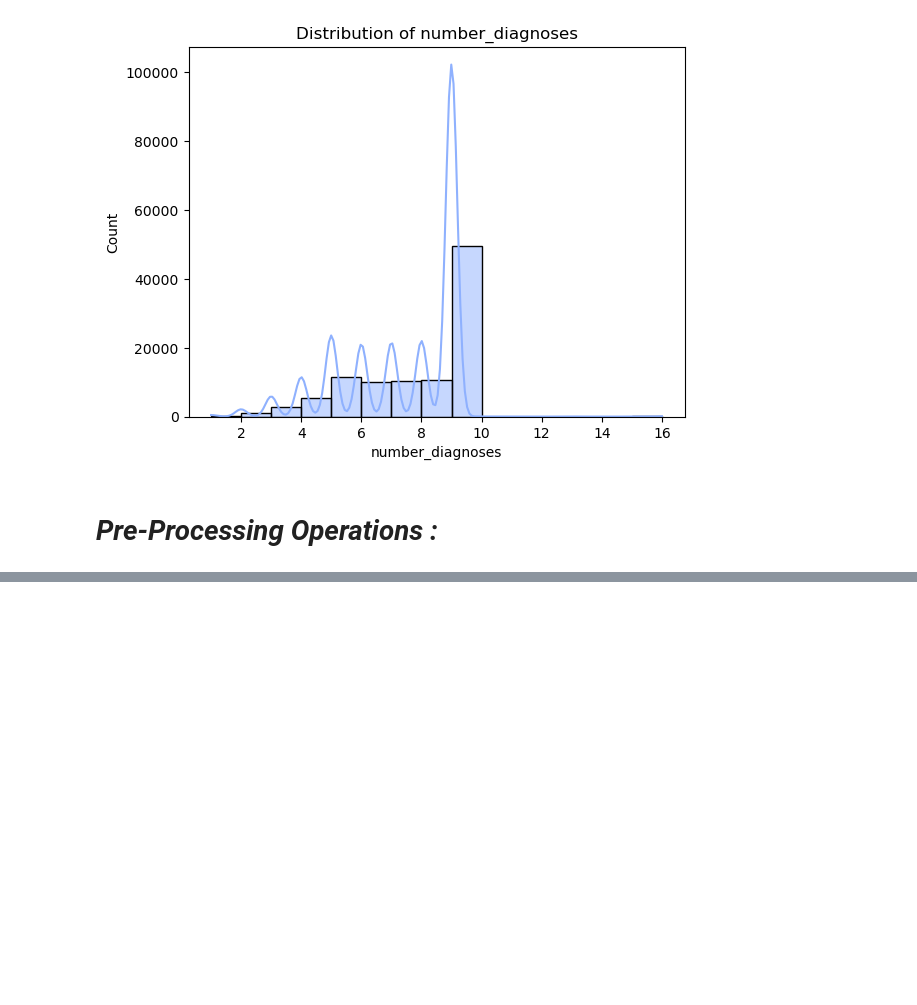
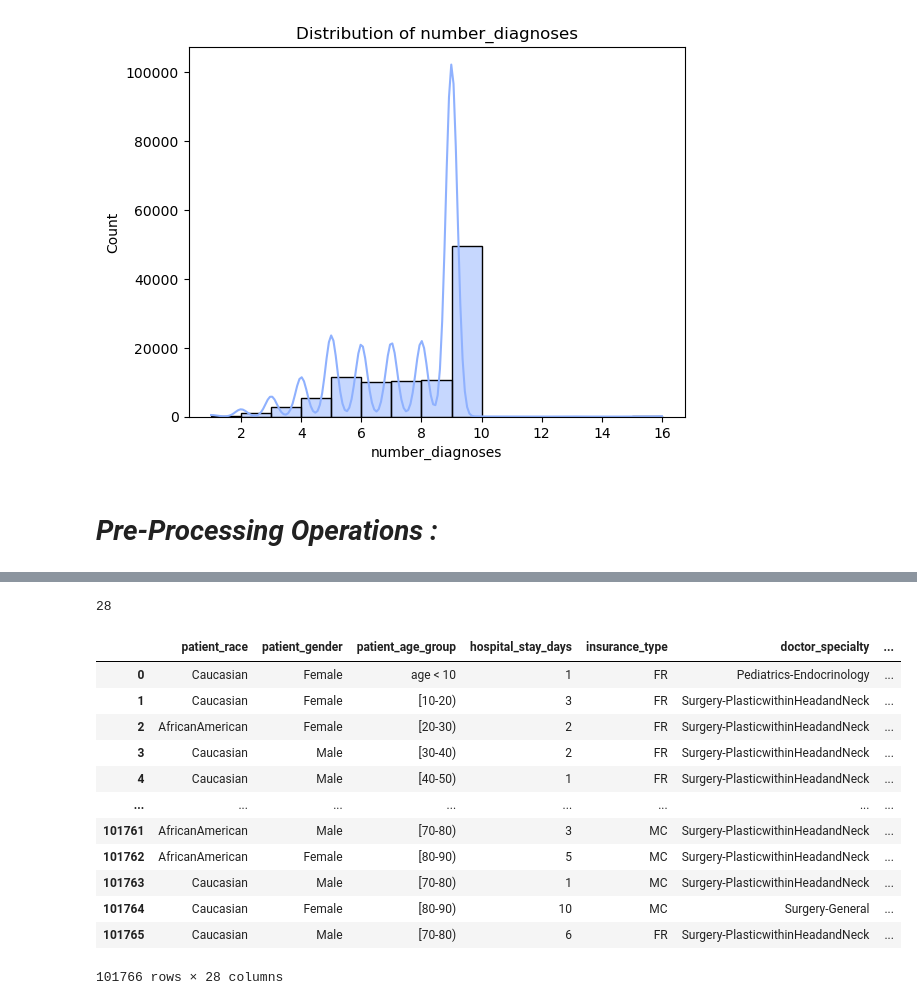
Before and after one commit to TarekkMU1911/AI-Agent-Diabetes-Diagnosis, a Jupyter notebook: Notebooks/eda/UCI_Dataset_Preprocessing.ipynb, the cells around one changed output, grey strips where cells are left out. Drawn from its saved outputs; the diff is of its cells as text; code cells hidden in the pictures; blank space fills up the shorter version.

```diff
--- a/Notebooks/UCI_Dataset_Preprocessing.ipynb
+++ b/Notebooks/eda/UCI_Dataset_Preprocessing.ipynb
@@ -319,0 +477,64 @@ Index(['race', 'gender', 'age', 'weight', 'time_in_hospital', 'payer_code',
+# %%
+# Number of features
+data.shape[1]
+# %% [output]
+28
+# %%
+data = data.rename(columns={
+    "race": "patient_race",
+    "gender": "patient_gender",
+    "age": "patient_age_group",
+    "time_in_hospital": "hospital_stay_days",
+    "payer_code": "insurance_type",
+    "medical_specialty": "doctor_specialty",
+    "num_lab_procedures": "lab_tests_count",
+    "num_procedures": "procedures_count",
+    "num_medications": "medications_count",
+    "number_outpatient": "past_outpatient_visits",
+    "number_emergency": "past_emergency_visits",
+    "number_inpatient": "past_inpatient_visits",
+    "diag_1": "diagnosis_primary",
+    "diag_2": "diagnosis_secondary",
+    "diag_3": "diagnosis_additional",
+    "number_diagnoses": "diagnoses_total",
+    "max_glu_serum": "glucose_test_result",
+    "A1Cresult": "A1C_test_result",
+    "metformin": "med_metformin",
+    "glimepiride": "med_glimepiride",
+    "glipizide": "med_glipizide",
+    "glyburide": "med_glyburide",
+    "pioglitazone": "med_pioglitazone",
+    "rosiglitazone": "med_rosiglitazone",
+    "insulin": "med_insulin",
+    "change": "medication_changed",
+    "diabetesMed": "diabetes_medication",
+    "readmitted": "readmission_status"
+})
+# %%
+data["patient_age_group"].replace('[0-10)',"age < 10", inplace=True)
+data["A1C_test_result"].replace('norm',"normal", inplace=True)
+data["A1C_test_result"].replace('norm',"normal", inplace=True)
+
+columns = ["med_metformin", "med_glimepiride", "med_glipizide", "med_glyburide", "med_pioglitazone", "med_rosiglitazone", "med_insulin"]
+for col in columns :
+    data[col].replace('No',"Unknown", inplace=True)
+
+
+data["medication_changed"].replace('ch',"Yes", inplace=True)
+data["readmission_status"].replace('NO',"Unknown", inplace=True)
+# %%
+data
+# %% [output]
+|  | patient_race | patient_gender | patient_age_group | hospital_stay_days | insurance_type | doctor_specialty | ... |
+| 0 | Caucasian | Female | age < 10 | 1 | FR | Pediatrics-Endocrinology | ... |
+| 1 | Caucasian | Female | [10-20) | 3 | FR | Surgery-PlasticwithinHeadandNeck | ... |
+| 2 | AfricanAmerican | Female | [20-30) | 2 | FR | Surgery-PlasticwithinHeadandNeck | ... |
+| 3 | Caucasian | Male | [30-40) | 2 | FR | Surgery-PlasticwithinHeadandNeck | ... |
+| 4 | Caucasian | Male | [40-50) | 1 | FR | Surgery-PlasticwithinHeadandNeck | ... |
+| ... | ... | ... | ... | ... | ... | ... | ... |
+| 101761 | AfricanAmerican | Male | [70-80) | 3 | MC | Surgery-PlasticwithinHeadandNeck | ... |
+| 101762 | AfricanAmerican | Female | [80-90) | 5 | MC | Surgery-PlasticwithinHeadandNeck | ... |
+| 101763 | Caucasian | Male | [70-80) | 1 | MC | Surgery-PlasticwithinHeadandNeck | ... |
+| 101764 | Caucasian | Female | [80-90) | 10 | MC | Surgery-General | ... |
+| 101765 | Caucasian | Male | [70-80) | 6 | FR | Surgery-PlasticwithinHeadandNeck | ... |
+101766 rows × 28 columns
```
Also changed, not shown: parts of 9 cells of this notebook.
